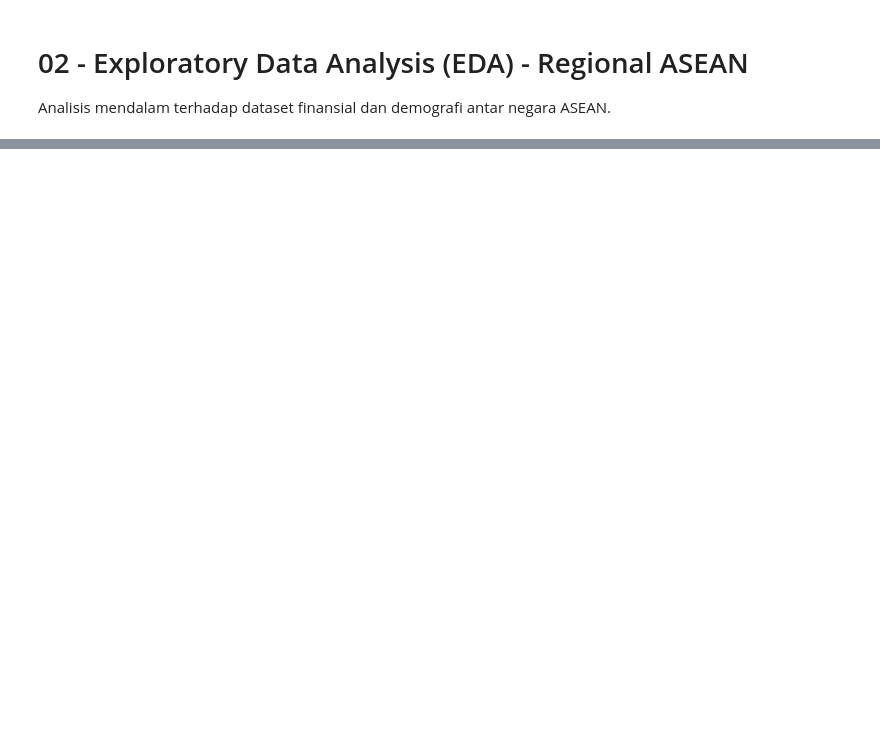
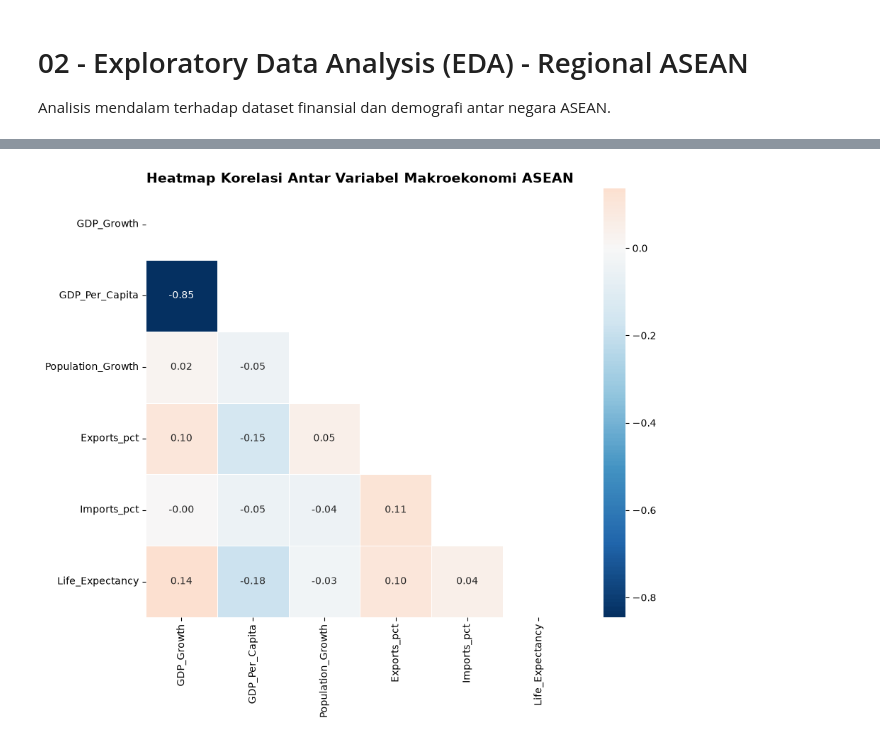
Before and after one commit to daifa-maulana/Kelompok1-ML, a Jupyter notebook: notebooks/02_eda.ipynb, the cells around one changed output, grey strips where cells are left out. Saved outputs shown, nothing was run; the diff lists cells and outputs as text; code cells hidden in the pictures; blank space fills up the shorter version.

Commit message:
Revisi EDA, Modul Visualisasi, dan Ringkasan Analisis 10 Negara ASEAN Selesai

```diff
--- a/notebooks/02_eda.ipynb
+++ b/notebooks/02_eda.ipynb
@@ -31,28 +87,32 @@ df.head()
 # %%
-# 2. Heatmap Korelasi Fitur ASEAN Baru
+import pandas as pd
+import matplotlib.pyplot as plt
+import seaborn as sns
+import numpy as np
+
+df = pd.read_csv(r'c:\Users\Fauzi Rizky\Kelompok1-ML\data\processed\dataset_asean.csv')
 fitur_asean_baru = ['GDP_Growth', 'GDP_Per_Capita', 'Population_Growth', 'Exports_pct', 'Imports_pct', 'Life_Expectancy']
+
+# Memastikan kolom benar-benar ada sebelum dihitung korelasinya (Sesuai instruksi Poin 9)
 fitur_tersedia = [col for col in fitur_asean_baru if col in df.columns]
 
 corr = df[fitur_tersedia].corr()
 mask = np.triu(np.ones_like(corr, dtype=bool))
 
-fig, ax = plt.subplots(figsize=(10, 8))
+plt.figure(figsize=(10, 8))
 sns.heatmap(
     corr,
     mask=mask,
     annot=True,
     fmt='.2f',
     cmap='RdBu_r',
     center=0,
-    ax=ax,
     square=True,
     linewidths=0.5
 )
 
-ax.set_title('Heatmap Korelasi Antar Variabel ASEAN', fontsize=14, fontweight='bold')
+plt.title('Heatmap Korelasi Antar Variabel Makroekonomi ASEAN', fontsize=14, fontweight='bold')
 plt.tight_layout()
 plt.show()
-
-if 'GDP_Growth' in corr.columns:
-    print('Korelasi dengan GDP_Growth (Fitur Baru ASEAN):')
-    print(corr['GDP_Growth'].drop('GDP_Growth').sort_values(ascending=False))
+# %% [output]
+[figure, added]
```
Also changed, not shown: parts of 11 cells of this notebook, 4 other files.
